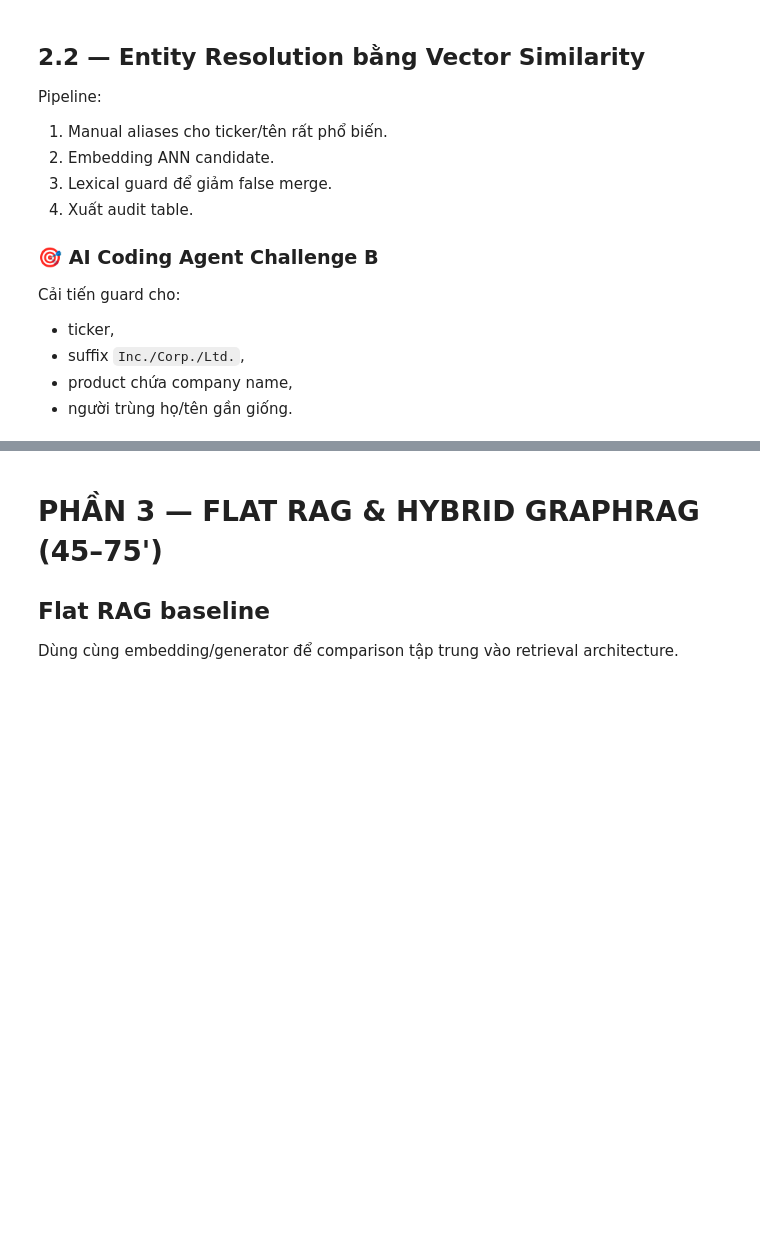
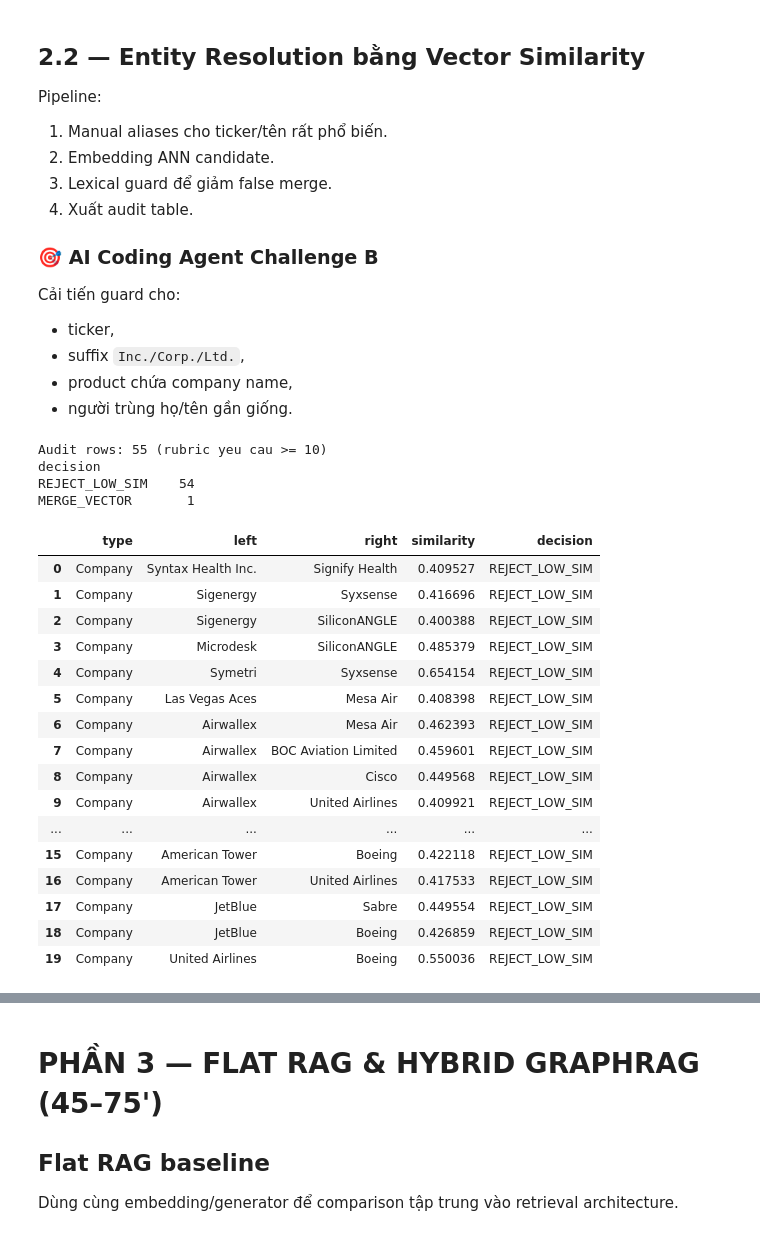
Before and after one commit to danggiap123/K4-Track3-Lab19-GraphRAG, a Jupyter notebook: Day19_GraphRAG_vs_FlatRAG_Production_Lab_Guide.ipynb, the cells around one changed output, grey strips where cells are left out. Saved outputs shown, nothing was run; the diff lists cells and outputs as text; code cells hidden in the pictures; blank space fills up the shorter version.

```diff
--- a/Day19_GraphRAG_vs_FlatRAG_Production_Lab_Guide.ipynb
+++ b/Day19_GraphRAG_vs_FlatRAG_Production_Lab_Guide.ipynb
@@ -707,11 +822,42 @@ def strip_suffix(name):
         toks.pop()
     return " ".join(toks)
 
-def merge_guard(a, b):
+# Tu chung chung trong ten to chuc: bo di van con nhan dang duoc cong ty.
+GENERIC_ORG_TOKENS = {
+    "systems", "technologies", "technology", "group", "holdings", "labs",
+    "software", "solutions", "international", "industries", "company",
+    "services", "partners", "ventures", "capital", "digital", "global",
+}
+
+
+def merge_guard(a, b, entity_type=None):
+    """Chan false merge. Guard goc chi dung SequenceMatcher >= 0.72 nen:
+      - CHAN nham 'Cisco' vs 'Cisco Systems' (ratio 0.56) -> graph phan manh
+      - GOP nham 'Sam Altman' vs 'Steve Altman' (ratio 0.78) -> hai nguoi khac nhau
+    Ban nay tach luat theo loai thuc the thay vi chi so chuoi.
+    """
     na, nb = strip_suffix(a), strip_suffix(b)
     if na == nb:
         return True
-    return SequenceMatcher(None, na, nb).ratio() >= 0.72
+
+    ta, tb = na.split(), nb.split()
+
+    if entity_type == "Person":
+        # Nguoi: bat buoc trung ho VA trung ten dau.
+        # 'Sam Altman' vs 'Steve Altman' -> cung ho, khac ten dau -> CHAN.
+        if len(ta) >= 2 and len(tb) >= 2:
+            return ta[-1] == tb[-1] and ta[0] == tb[0]
+        return SequenceMatcher(None, na, nb).ratio() >= 0.92
+
+    # To chuc: bo tu chung chung roi so phan loi.
+    # 'Cisco' vs 'Cisco Systems'  -> core {cisco} == {cisco}        -> GOP
+    # 'Apple' vs 'Apple Watch'    -> core {apple} != {apple, watch}  -> CHAN
+    core_a = {t for t in ta if t not in GENERIC_ORG_TOKENS}
+    core_b = {t for t in tb if t not in GENERIC_ORG_TOKENS}
+    if core_a and core_b and core_a == core_b:
+        return True
+
+    return SequenceMatcher(None, na, nb).ratio() >= 0.85
 
 EMBED_MODEL = "sentence-transformers/all-MiniLM-L6-v2"
 embedder = None
@@ -734,7 +880,10 @@ class UF:
         if a != b:
             self.p[b] = a
 
-def build_resolution_map(raw_triples_df, threshold=0.90, top_k=5):
+def build_resolution_map(raw_triples_df, threshold=0.80, top_k=5, audit_threshold=0.40):
+    """threshold: nguong GOP (theo de bai).
+    audit_threshold: nguong GHI LOG - thap hon, de audit ghi lai ca cac cap da
+    can nhac roi tu choi. Audit chi ghi cap duoc gop thi khong con la audit."""
     mentions = []
     for r in raw_triples_df.itertuples(index=False):
         mentions += [(r.source_type, r.source_raw), (r.target_type, r.target_raw)]
@@ -773,9 +922,18 @@ def build_resolution_map(raw_triples_df, threshold=0.90, top_k=5):
 
         for i in range(len(names)):
             for score, j in zip(sims[i], nbrs[i]):
-                if j < 0 or i >= j or float(score) < threshold:
+                if j < 0 or i >= j or float(score) < audit_threshold:
                     continue
-                ok = merge_guard(names[i], names[j])
+
+                if float(score) < threshold:
+                    # Duoi nguong gop: van ghi log de co dau vet quyet dinh.
+                    audit.append({
+                        "type": typ, "left": names[i], "right": names[j],
+                        "similarity": float(score), "decision": "REJECT_LOW_SIM"
+                    })
+                    continue
+
+                ok = merge_guard(names[i], names[j], typ)
                 audit.append({
                     "type": typ, "left": names[i], "right": names[j],
                     "similarity": float(score),
@@ -793,34 +951,56 @@ def build_resolution_map(raw_triples_df, threshold=0.90, top_k=5):
                 idxs,
                 key=lambda i: (-counts[keys[i]], len(names[i]), names[i].lower())
             )[0]
             canonical = names[best]
             for i in idxs:
                 mapping[keys[i]] = canonical
 
     for key in counts:
         mapping.setdefault(key, display_name[key])
 
     return mapping, pd.DataFrame(audit)
 
 def canonicalize_triples(raw_df, mapping):
     df = raw_df.copy()
     def canon(name, typ):
         n = norm_entity(name)
         return mapping.get((typ, n), MANUAL_ALIASES.get(n, name))
 
     df["source_name"] = [canon(n,t) for n,t in zip(df.source_raw, df.source_type)]
     df["target_name"] = [canon(n,t) for n,t in zip(df.target_raw, df.target_type)]
     df["source_name_norm"] = df.source_name.map(norm_entity)
     df["target_name_norm"] = df.target_name.map(norm_entity)
     df["source_id"] = [sha1(f"{t}:{n}")[:24] for t,n in zip(df.source_type, df.source_name_norm)]
     df["target_id"] = [sha1(f"{t}:{n}")[:24] for t,n in zip(df.target_type, df.target_name_norm)]
     return df[df.source_id != df.target_id].reset_index(drop=True)
 
 entity_map, entity_resolution_audit_df = build_resolution_map(raw_triples_df)
 triples_df = canonicalize_triples(raw_triples_df, entity_map)
 print(f"Audit rows: {len(entity_resolution_audit_df)} (rubric yeu cau >= 10)")
-print(entity_resolution_audit_df.action.value_counts().to_string() if len(entity_resolution_audit_df) else "")
+print(entity_resolution_audit_df.decision.value_counts().to_string() if len(entity_resolution_audit_df) else "")
 display(entity_resolution_audit_df.head(20))
+# %% [output]
+Audit rows: 55 (rubric yeu cau >= 10)
+decision
+REJECT_LOW_SIM    54
+MERGE_VECTOR       1
+|  | type | left | right | similarity | decision |
+| 0 | Company | Syntax Health Inc. | Signify Health | 0.409527 | REJECT_LOW_SIM |
+| 1 | Company | Sigenergy | Syxsense | 0.416696 | REJECT_LOW_SIM |
+| 2 | Company | Sigenergy | SiliconANGLE | 0.400388 | REJECT_LOW_SIM |
+| 3 | Company | Microdesk | SiliconANGLE | 0.485379 | REJECT_LOW_SIM |
+| 4 | Company | Symetri | Syxsense | 0.654154 | REJECT_LOW_SIM |
+| 5 | Company | Las Vegas Aces | Mesa Air | 0.408398 | REJECT_LOW_SIM |
+| 6 | Company | Airwallex | Mesa Air | 0.462393 | REJECT_LOW_SIM |
+| 7 | Company | Airwallex | BOC Aviation Limited | 0.459601 | REJECT_LOW_SIM |
+| 8 | Company | Airwallex | Cisco | 0.449568 | REJECT_LOW_SIM |
+| 9 | Company | Airwallex | United Airlines | 0.409921 | REJECT_LOW_SIM |
+| ... | ... | ... | ... | ... | ... |
+| 15 | Company | American Tower | Boeing | 0.422118 | REJECT_LOW_SIM |
+| 16 | Company | American Tower | United Airlines | 0.417533 | REJECT_LOW_SIM |
+| 17 | Company | JetBlue | Sabre | 0.449554 | REJECT_LOW_SIM |
+| 18 | Company | JetBlue | Boeing | 0.426859 | REJECT_LOW_SIM |
+| 19 | Company | United Airlines | Boeing | 0.550036 | REJECT_LOW_SIM |
 # %%
 #@title 2.3 — Node table + UNWIND bulk insert
 def build_nodes(triples_df):
```
Also changed, not shown: parts of 17 cells of this notebook, 4 other files.
